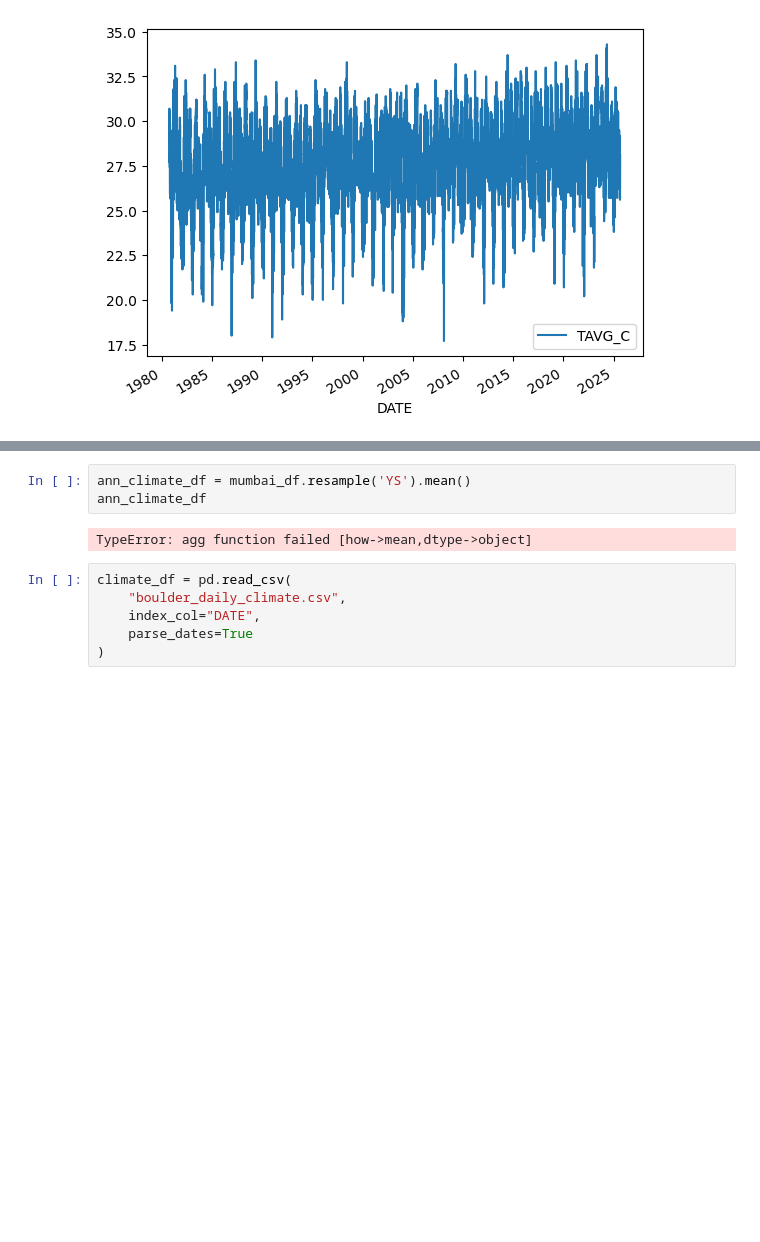
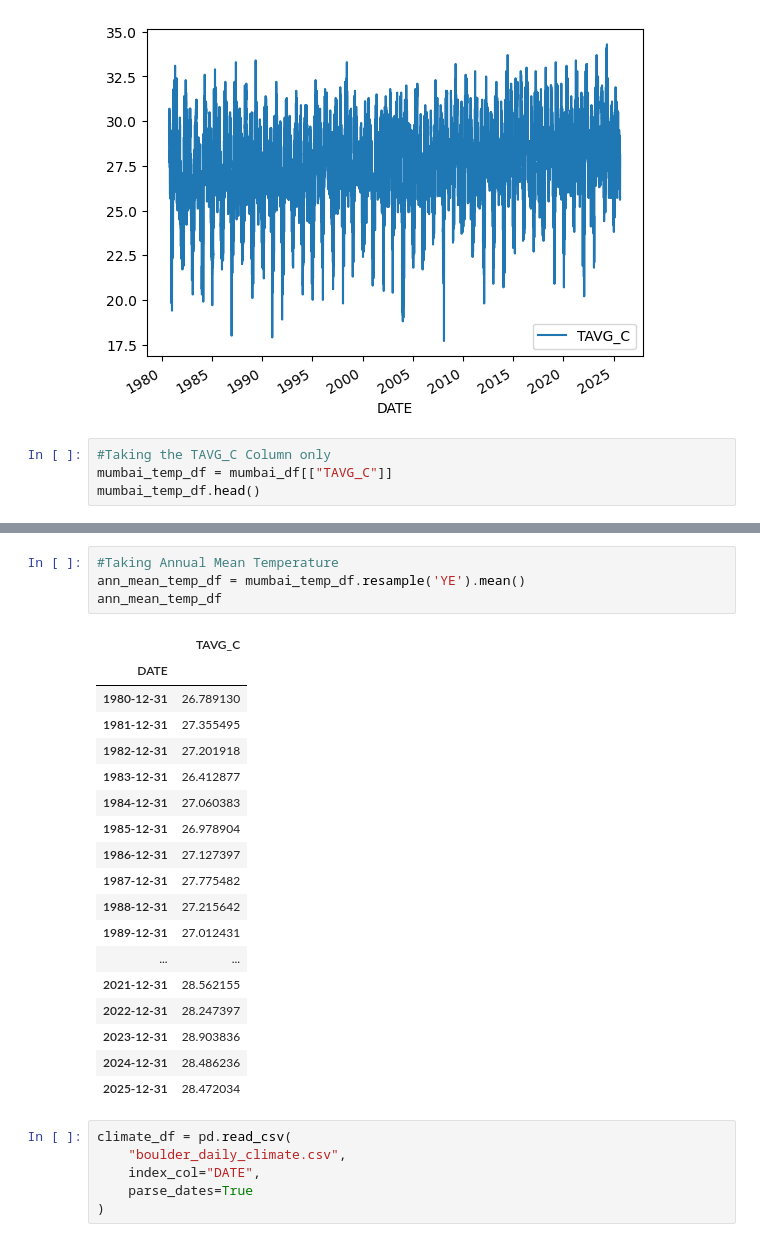
Before and after one commit to cu-esiil-edu/01-climate-gaurav-jojo, a Jupyter notebook: notebooks/Climate-gaurav.ipynb, the cells around one changed output, grey strips where cells are left out. Saved outputs shown, nothing was run; the diff lists cells and outputs as text; blank space fills up the shorter version.

Commit message:
mean avg temp calculated

```diff
--- a/notebooks/Climate-gaurav.ipynb
+++ b/notebooks/Climate-gaurav.ipynb
@@ -70,3 +70,7 @@ mumbai_df.plot(y='TAVG_C')
 # %% [output]
 <Axes: xlabel='DATE'>
 [figure]
+# %%
+#Taking the TAVG_C Column only
+mumbai_temp_df = mumbai_df[["TAVG_C"]]
+mumbai_temp_df.head()
@@ -73,8 +85,26 @@ mumbai_df.plot(y='TAVG_C')
 # %%
-ann_climate_df = mumbai_df.resample('YS').mean()
-ann_climate_df
+#Taking Annual Mean Temperature
+ann_mean_temp_df = mumbai_temp_df.resample('YE').mean()
+ann_mean_temp_df
 # %% [output]
-TypeError: agg function failed [how->mean,dtype->object]
+|  | TAVG_C |
+| DATE |  |
+| 1980-12-31 | 26.789130 |
+| 1981-12-31 | 27.355495 |
+| 1982-12-31 | 27.201918 |
+| 1983-12-31 | 26.412877 |
+| 1984-12-31 | 27.060383 |
+| 1985-12-31 | 26.978904 |
+| 1986-12-31 | 27.127397 |
+| 1987-12-31 | 27.775482 |
+| 1988-12-31 | 27.215642 |
+| 1989-12-31 | 27.012431 |
+| ... | ... |
+| 2021-12-31 | 28.562155 |
+| 2022-12-31 | 28.247397 |
+| 2023-12-31 | 28.903836 |
+| 2024-12-31 | 28.486236 |
+| 2025-12-31 | 28.472034 |
 # %%
 climate_df = pd.read_csv(
     "boulder_daily_climate.csv",
```
Also changed, not shown: parts of 1 cell of this notebook.
